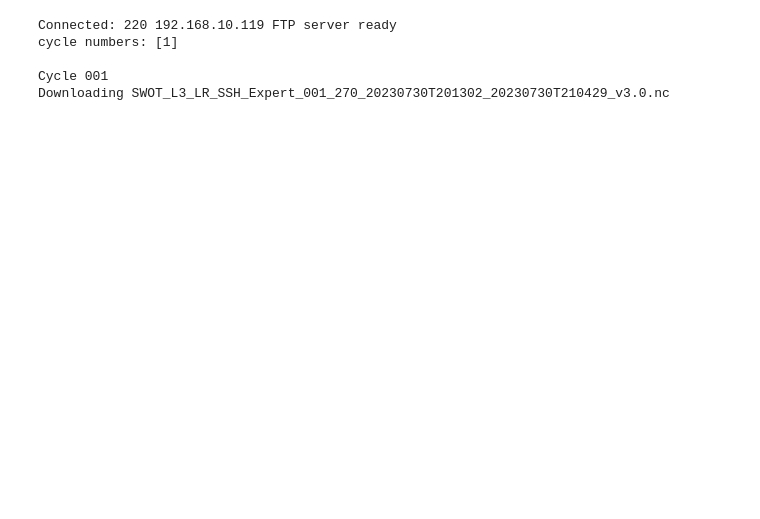
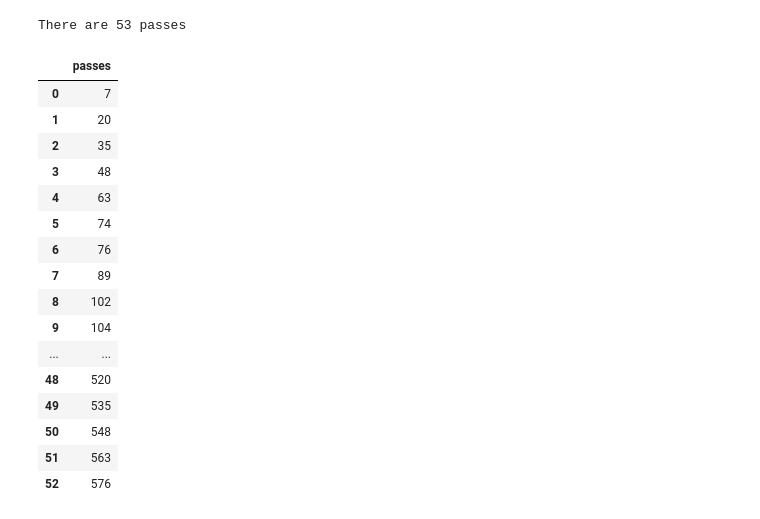
Before and after one commit to anupocean/SWOT_data_scripts, a Jupyter notebook: SWOT_download_v2.ipynb, the cells around one changed output. Saved outputs shown, nothing was run; the diff lists cells and outputs as text; code cells hidden in the pictures; blank space fills up the shorter version.

```diff
--- a/SWOT_download_v2.ipynb
+++ b/SWOT_download_v2.ipynb
@@ -101,28 +102,59 @@ def download_sowt(
 
         ftp.quit()
         return downloaded_files
+# %%
+import geopandas as gpd
+from shapely import geometry
+
+def get_half_orbits_intersect(
+    bbox,
+    GEOMETRIES_FILE="KaRIn_2kms_science_geometries.geojson"
+):
+
+    swath_geometries = gpd.read_file(GEOMETRIES_FILE)
+
+    bbox_polygon = geometry.box(*bbox)
+
+    select = swath_geometries.apply(
+        lambda row: bbox_polygon.intersects(row.geometry),
+        axis=1
+    )
+
+    return swath_geometries[select]
+# %%
+#Get the pass numbers within the region of the interest
+# Here the region US east coast is selected
+
+bbox = (-85, 20, -55, 50)  # (lon_min, lat_min, lon_max, lat_max)
+
+geoms = get_half_orbits_intersect(bbox)
+
+# assuming pass number is stored in a column like "pass_number"
+valid_passes = sorted(geoms["pass_number"].unique())
+print("There are", len(valid_passes), "passes")
+df_passes = pd.DataFrame({"passes": valid_passes})
+df_passes
+# %% [output]
+There are 53 passes
+|  | passes |
+| 0 | 7 |
+| 1 | 20 |
+| 2 | 35 |
+| 3 | 48 |
+| 4 | 63 |
+| 5 | 74 |
+| 6 | 76 |
+| 7 | 89 |
+| 8 | 102 |
+| 9 | 104 |
+| ... | ... |
+| 48 | 520 |
+| 49 | 535 |
+| 50 | 548 |
+| 51 | 563 |
+| 52 | 576 |
 # %%
 # AVISO login credentials
 ## input user name and password
 username = input("Enter FTP username: ")
 password = getpass("Enter FTP password: ")
-# %%
-# the path where nc files are stored. you have freedom to change this depending the which version you wish to use
-## This path takes you to 2km v3 Expert product.
-
-ftp_path = '/swot_products/l3_karin_nadir/l3_lr_ssh/v3_0/Expert/reproc/'
-
-files = download_sowt(
-    ftp_path=ftp_path,
-    level="L3",
-    variant="Expert",  # "Basic" "Expert" "Technical". Remember to change the ftp path if you make changes here
-    passes=[270],  ## specify the pass number
-    cycle_numbers=[1], # cycle_numbers="all" for all cycles
-    output_dir="./data" ## the path to download files
-)
-# %% [output]
-Connected: 220 192.168.10.119 FTP server ready
-cycle numbers: [1]
-
-Cycle 001
-Downloading SWOT_L3_LR_SSH_Expert_001_270_20230730T201302_20230730T210429_v3.0.nc
```
Also changed, not shown: parts of 6 cells of this notebook.
